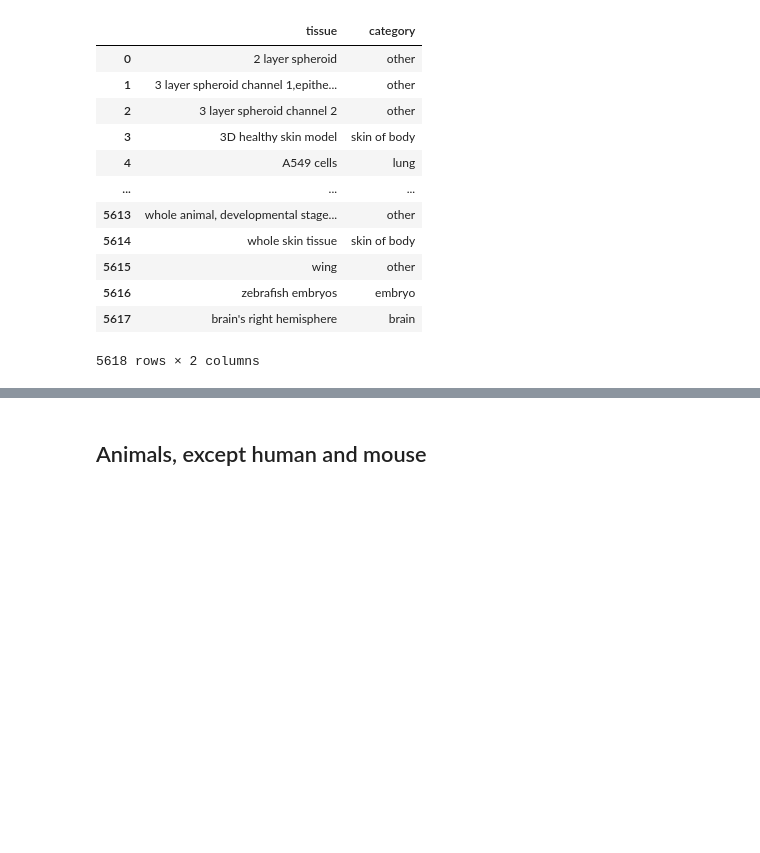
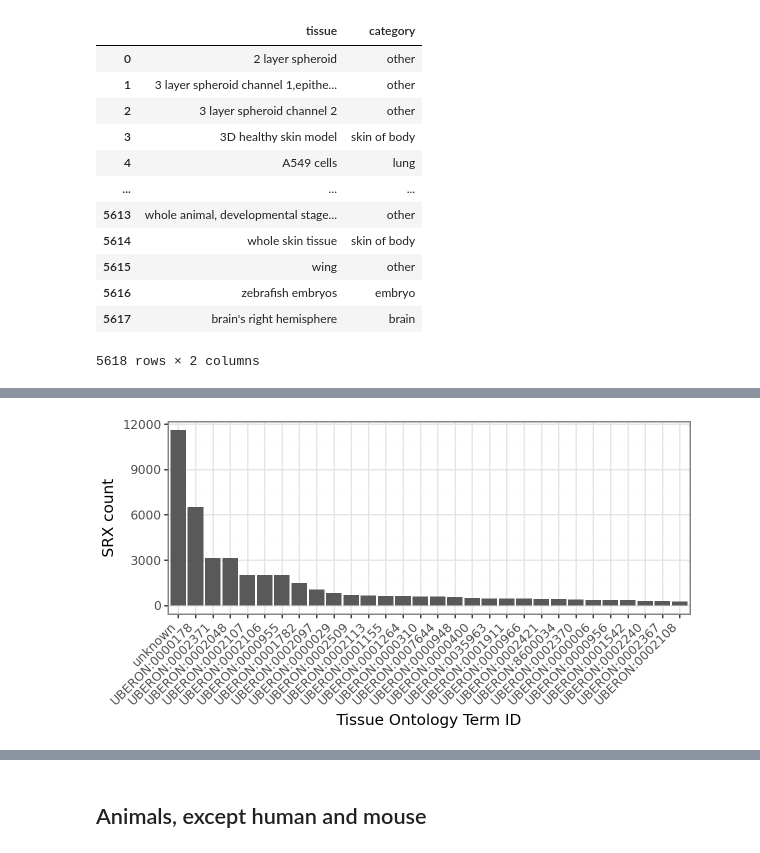
Before and after one commit to ArcInstitute/scBaseCount_analysis, a Jupyter notebook: notebooks/tissues/tissue_summary.ipynb, the cells around one changed output, grey strips where cells are left out. Drawn from its saved outputs; the diff is of its cells as text; code cells hidden in the pictures; blank space fills up the shorter version.

```diff
--- a/notebooks/tissues/tissue_summary.ipynb
+++ b/notebooks/tissues/tissue_summary.ipynb
@@ -132,0 +141,7 @@ df_srx_meta
+# %%
+# explode tissue ontology term id (split on ",")
+df_srx_meta_exp = df_srx_meta.copy()
+df_srx_meta_exp["tissue_ontology_term_id"] = df_srx_meta_exp["tissue_ontology_term_id"].str.split(",")
+df_srx_meta_exp = df_srx_meta_exp.explode("tissue_ontology_term_id")
+df_srx_meta_exp["tissue_ontology_term_id"] = df_srx_meta_exp["tissue_ontology_term_id"].apply(lambda x: "unknown" if x == "" else x)
+df_srx_meta_exp
@@ -132,0 +162,5 @@ df_srx_meta
+# %%
+# count number of unique tissue ontology term ids
+df_srx_meta_exp_cnt = df_srx_meta_exp.groupby("tissue_ontology_term_id").size().sort_values(ascending=False).to_frame().reset_index()
+df_srx_meta_exp_cnt.columns = ["tissue_ontology_term_id", "count"]
+df_srx_meta_exp_cnt
@@ -132,0 +181,26 @@ df_srx_meta
+# %%
+# plot histogram of top 30 tissue ontology term ids
+## filter to top 30 categories
+top30 = df_srx_meta_exp_cnt.head(30)["tissue_ontology_term_id"].to_list()
+df = df_srx_meta_exp[df_srx_meta_exp["tissue_ontology_term_id"].isin(top30)].copy()
+df["tissue_ontology_term_id"] = df["tissue_ontology_term_id"].to_list()
+
+## order category by count
+df["tissue_ontology_term_id"] = pd.Categorical(
+    df["tissue_ontology_term_id"],
+    categories=df["tissue_ontology_term_id"].value_counts().index
+)
+
+# plot
+p = (
+    pn.ggplot(df, pn.aes(x="tissue_ontology_term_id")) +
+    pn.geom_bar() +
+    pn.labs(x="Tissue Ontology Term ID", y="SRX count") +
+    pn.theme(
+        axis_text_x=pn.element_text(angle=45, hjust=1),
+        figure_size=(6, 3.2)
+    )
+)
+p
+# %% [output]
+[figure, added]
```
Also changed, not shown: parts of 13 cells of this notebook, 3 other files.
